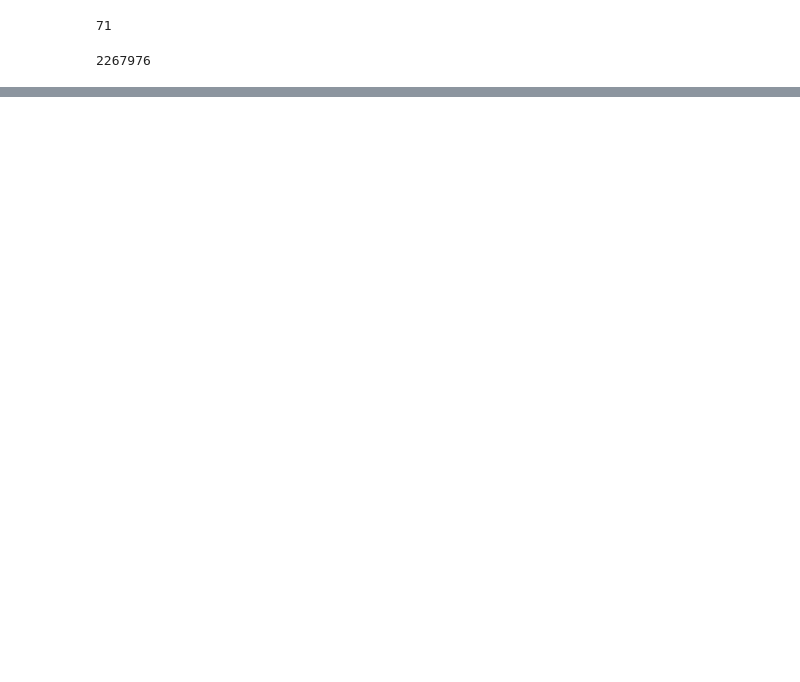
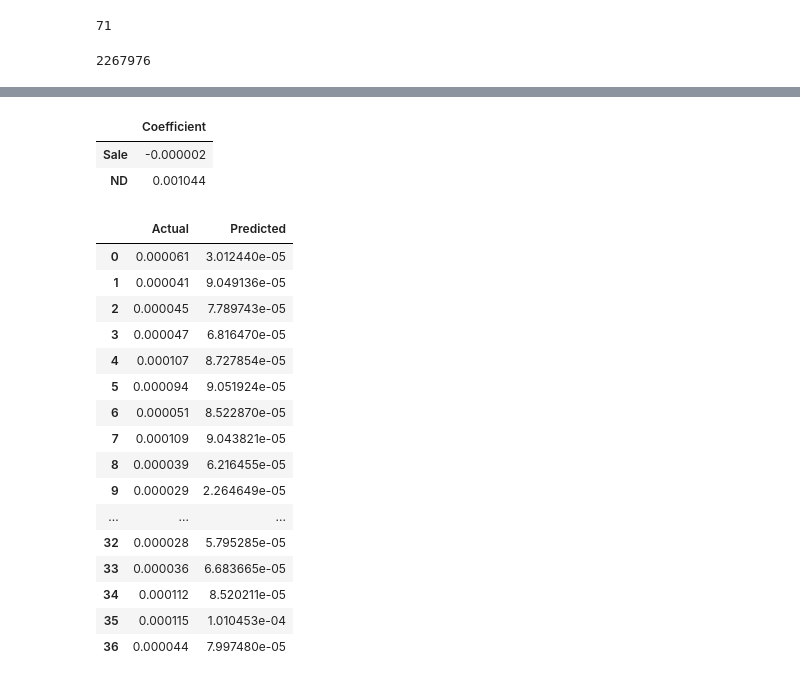
Before and after one commit to kedrboje/tst, a Jupyter notebook: mainLR.ipynb, the cells around one changed output, grey strips where cells are left out. Drawn from its saved outputs; the diff is of its cells as text; code cells hidden in the pictures; blank space fills up the shorter version.

```diff
--- a/mainLR.ipynb
+++ b/mainLR.ipynb
@@ -125,0 +156,35 @@ df.head()
+# %%
+x0 = df0[['Sale', 'ND']].values
+y0 = df0['PoS'].values
+
+X_train0, X_test0, Y_train0, Y_test0 = train_test_split(x0, y0, test_size=0.2, random_state=0)
+
+model = LinearRegression().fit(X_train0, Y_train0)
+coeff_df = pd.DataFrame(model.coef_, df0[['Sale', 'ND']].columns, columns=['Coefficient'])
+coeff_df
+# %% [output]
+|  | Coefficient |
+| Sale | -0.000002 |
+| ND | 0.001044 |
+# %%
+y_pred = model.predict(X_test0)
+df_pred = pd.DataFrame({'Actual': Y_test0, 'Predicted': y_pred})
+df_pred[:]
+# %% [output]
+|  | Actual | Predicted |
+| 0 | 0.000061 | 3.012440e-05 |
+| 1 | 0.000041 | 9.049136e-05 |
+| 2 | 0.000045 | 7.789743e-05 |
+| 3 | 0.000047 | 6.816470e-05 |
+| 4 | 0.000107 | 8.727854e-05 |
+| 5 | 0.000094 | 9.051924e-05 |
+| 6 | 0.000051 | 8.522870e-05 |
+| 7 | 0.000109 | 9.043821e-05 |
+| 8 | 0.000039 | 6.216455e-05 |
+| 9 | 0.000029 | 2.264649e-05 |
+| ... | ... | ... |
+| 32 | 0.000028 | 5.795285e-05 |
+| 33 | 0.000036 | 6.683665e-05 |
+| 34 | 0.000112 | 8.520211e-05 |
+| 35 | 0.000115 | 1.010453e-04 |
+| 36 | 0.000044 | 7.997480e-05 |
```
Also changed, not shown: parts of 9 cells of this notebook.
